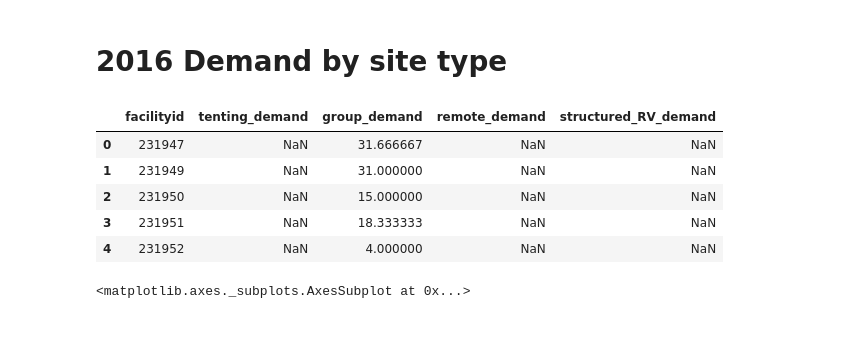
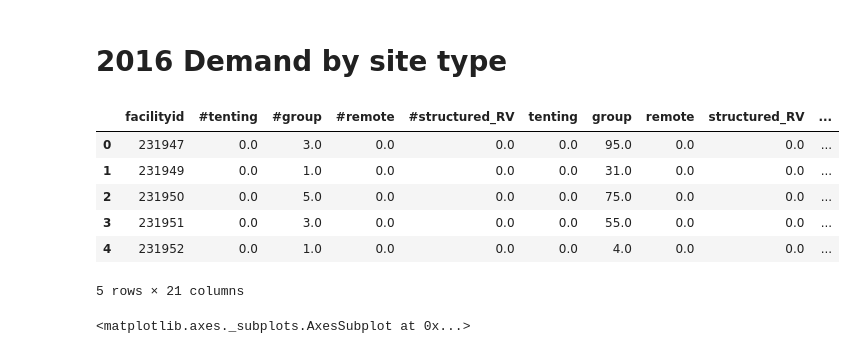
Before and after one commit to newbeadwork/Campground_Analysis_with_Machine_Learning, a Jupyter notebook: Camping_Site_Types_Grouping.ipynb, the cells around one changed output. Drawn from its saved outputs; the diff is of its cells as text; code cells hidden in the pictures.

```diff
--- a/Camping_Site_Types_Grouping.ipynb
+++ b/Camping_Site_Types_Grouping.ipynb
@@ -24,3 +24,8 @@ data.head()
 | 9 | 119140 | 131 | 1108.0 | UNION CREEK CAMPGROUND - ROGUE RIVER | -122.450000 | 42.910278 | ... |
 | 10 | 119190 | 131 | 1108.0 | FISH LAKE CAMPGROUND - ROGUE RIVER | -122.318228 | 42.394214 | ... |
 | 11 | 119240 | 131 | 1108.0 | DOE POINT CAMPGROUND | -122.323022 | 42.392739 | ... |
+# %%
+# Campground Location
+
+Camp_Location = data[["facilityid", "FacilityName", "FacilityLongitude", "FacilityLatitude"]]
+Camp_Location.head()
@@ -62,7 +74,7 @@ campsites_by_sitetype.head()
 # Campsite by sitetype count
 
 campsites_by_sitetypes = campsites_by_sitetype.pivot(columns="CampsiteType",
-                                                     values="number_campsite_st").fillna(0).reset_index()
+                                                     values="number_campsite_st").reset_index()
 campsites_by_sitetypes.head()
 # %% [output]
 | CampsiteType | index | ANCHORAGE | BOAT IN | CABIN ELECTRIC | CABIN NONELECTRIC | Designated Campsite | ... |
@@ -259,8 +276,8 @@ data2016_clean = westcoastreservations.loc[(westcoastreservations["startdate"] >
                                     & (westcoastreservations["enddate"] <= "2016-09-30")]
 
 data2016_demand = data2016_clean.groupby("facilityid")[["totalbeforetax","numberofpeople",
-                                                        "reservation_days","days_stay"]].mean().reset_index()
+                                                        "reservation_days","days_stay"]].median().reset_index()
 
-data2016_demand = data2016_demand.merge(Number_campsites_type, on="facilityid", how="inner")
+data2016_demand = data2016_demand.merge(Camp_Location, on="facilityid", how="inner")
 data2016_demand.head()
 # %% [output]
@@ -386,30 +403,39 @@ sitetype2016 = sitetype2016.pivot(columns="sitetype", values="fidcounts").fillna
 # %%
 
 sitetype2016fia = pd.merge(sitetype2016fi, sitetype2016, how='outer', on='index').reset_index()
 
 sitetype2016fia = sitetype2016fia.groupby("facilityid").agg(sum)
 
 sitetype2016fia["tenting"]=sitetype2016fia["STANDARD NONELECTRIC"]+sitetype2016fia["TENT ONLY NONELECTRIC"]+sitetype2016fia["EQUESTRIAN NONELECTRIC"]+sitetype2016fia["TENT ONLY ELECTRIC"]
 sitetype2016fia["group"]=sitetype2016fia["GROUP STANDARD AREA ELECTRIC"]+sitetype2016fia["GROUP STANDARD NONELECTRIC"]+sitetype2016fia["GROUP TENT ONLY AREA NONELECTRIC"]+sitetype2016fia["GROUP STANDARD AREA NONELECTRIC"]+sitetype2016fia["GROUP HIKE TO"]+sitetype2016fia["GROUP WALK TO"]+sitetype2016fia["GROUP STANDARD ELECTRIC"]+sitetype2016fia["GROUP EQUESTRIAN"]+sitetype2016fia["GROUP SHELTER NONELECTRIC"]+sitetype2016fia["GROUP RV AREA NONELECTRIC"]+sitetype2016fia["GROUP PICNIC AREA"]+sitetype2016fia["GROUP SHELTER ELECTRIC"]
 sitetype2016fia["remote"]=sitetype2016fia["WALK TO"]+sitetype2016fia["HIKE TO"]+sitetype2016fia["BOAT IN"]+sitetype2016fia["LOOKOUT"]
 sitetype2016fia["structured_RV"]=sitetype2016fia["STANDARD ELECTRIC"]+sitetype2016fia["RV NONELECTRIC"]+sitetype2016fia["CABIN NONELECTRIC"]+sitetype2016fia["RV ELECTRIC"]+sitetype2016fia["CABIN ELECTRIC"]+sitetype2016fia["YURT"]+sitetype2016fia["SHELTER NONELECTRIC"]+sitetype2016fia["MANAGEMENT"]
 sitetype2016fia = sitetype2016fia.reset_index()
 sitetype2016fia = sitetype2016fia[["facilityid","tenting", "group", "remote", "structured_RV"]]
 
 demand_2016 = pd.merge(Number_campsites_type, sitetype2016fia, on="facilityid", how="inner")
+demand_2016 = demand_2016.merge(data2016_demand, on="facilityid", how="inner")
 
 demand_2016["tenting_demand"] = demand_2016["tenting"]/ demand_2016["#tenting"]
 demand_2016["group_demand"] = demand_2016["group"]/ demand_2016["#group"]
 demand_2016["remote_demand"] = demand_2016["remote"]/ demand_2016["#remote"]
 demand_2016["structured_RV_demand"] = demand_2016["structured_RV"]/ demand_2016["#structured_RV"]
 
-demand_2016_final = demand_2016[["facilityid","tenting_demand","group_demand","remote_demand","structured_RV_demand"]]
-demand_2016_final.head()
+demand_2016.sort_values(by=["tenting_demand", "group_demand", "remote_demand", "structured_RV_demand"])
+demand_2016.assign(Year= 2016)
+demand_2016['Year'] = 2016
+
+
+demand_2016.head()
+
+# demand_2016_final = demand_2016[["facilityid","tenting_demand","group_demand","remote_demand","structured_RV_demand"]]
+# demand_2016_final.head()
 # %% [output]
-|  | facilityid | tenting_demand | group_demand | remote_demand | structured_RV_demand |
-| 0 | 231947 | NaN | 31.666667 | NaN | NaN |
-| 1 | 231949 | NaN | 31.000000 | NaN | NaN |
-| 2 | 231950 | NaN | 15.000000 | NaN | NaN |
-| 3 | 231951 | NaN | 18.333333 | NaN | NaN |
-| 4 | 231952 | NaN | 4.000000 | NaN | NaN |
+|  | facilityid | #tenting | #group | #remote | #structured_RV | tenting | group | remote | structured_RV | ... |
+| 0 | 231947 | 0.0 | 3.0 | 0.0 | 0.0 | 0.0 | 95.0 | 0.0 | 0.0 | ... |
+| 1 | 231949 | 0.0 | 1.0 | 0.0 | 0.0 | 0.0 | 31.0 | 0.0 | 0.0 | ... |
+| 2 | 231950 | 0.0 | 5.0 | 0.0 | 0.0 | 0.0 | 75.0 | 0.0 | 0.0 | ... |
+| 3 | 231951 | 0.0 | 3.0 | 0.0 | 0.0 | 0.0 | 55.0 | 0.0 | 0.0 | ... |
+| 4 | 231952 | 0.0 | 1.0 | 0.0 | 0.0 | 0.0 | 4.0 | 0.0 | 0.0 | ... |
+5 rows × 21 columns
 # %%
```
Also changed, not shown: parts of 25 cells of this notebook, 3 other files.
